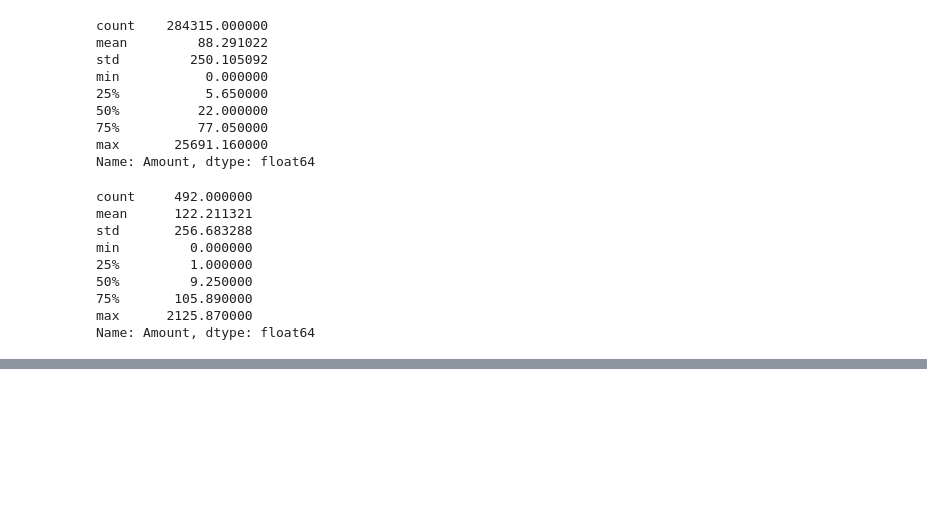
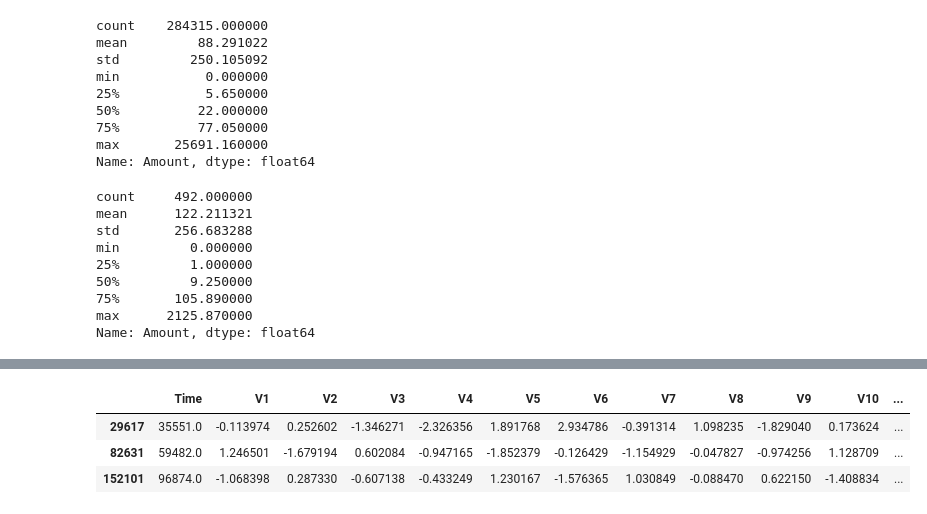
Before and after one commit to Joykareko/Data-Science-Projects, a Jupyter notebook: Credit_Card_Fraud_Prediction_ML_Project_20.ipynb, the cells around one changed output, grey strips where cells are left out. Drawn from its saved outputs; the diff is of its cells as text; code cells hidden in the pictures; blank space fills up the shorter version.

```diff
--- a/Credit_Card_Fraud_Prediction_ML_Project_20.ipynb
+++ b/Credit_Card_Fraud_Prediction_ML_Project_20.ipynb
@@ -124,0 +137,7 @@ Name: Amount, dtype: float64
+# %%
+new_data.head(3)
+# %% [output]
+|  | Time | V1 | V2 | V3 | V4 | V5 | V6 | V7 | V8 | V9 | V10 | ... |
+| 29617 | 35551.0 | -0.113974 | 0.252602 | -1.346271 | -2.326356 | 1.891768 | 2.934786 | -0.391314 | 1.098235 | -1.829040 | 0.173624 | ... |
+| 82631 | 59482.0 | 1.246501 | -1.679194 | 0.602084 | -0.947165 | -1.852379 | -0.126429 | -1.154929 | -0.047827 | -0.974256 | 1.128709 | ... |
+| 152101 | 96874.0 | -1.068398 | 0.287330 | -0.607138 | -0.433249 | 1.230167 | -1.576365 | 1.030849 | -0.088470 | 0.622150 | -1.408834 | ... |
```
Also changed, not shown: parts of 9 cells of this notebook.
